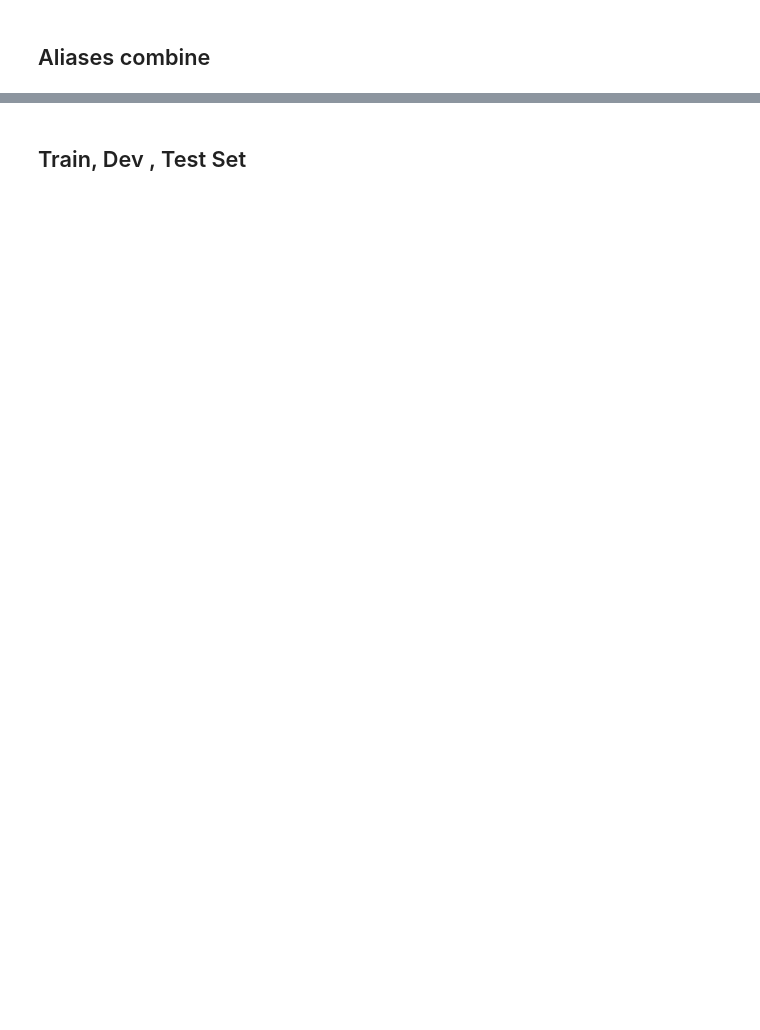
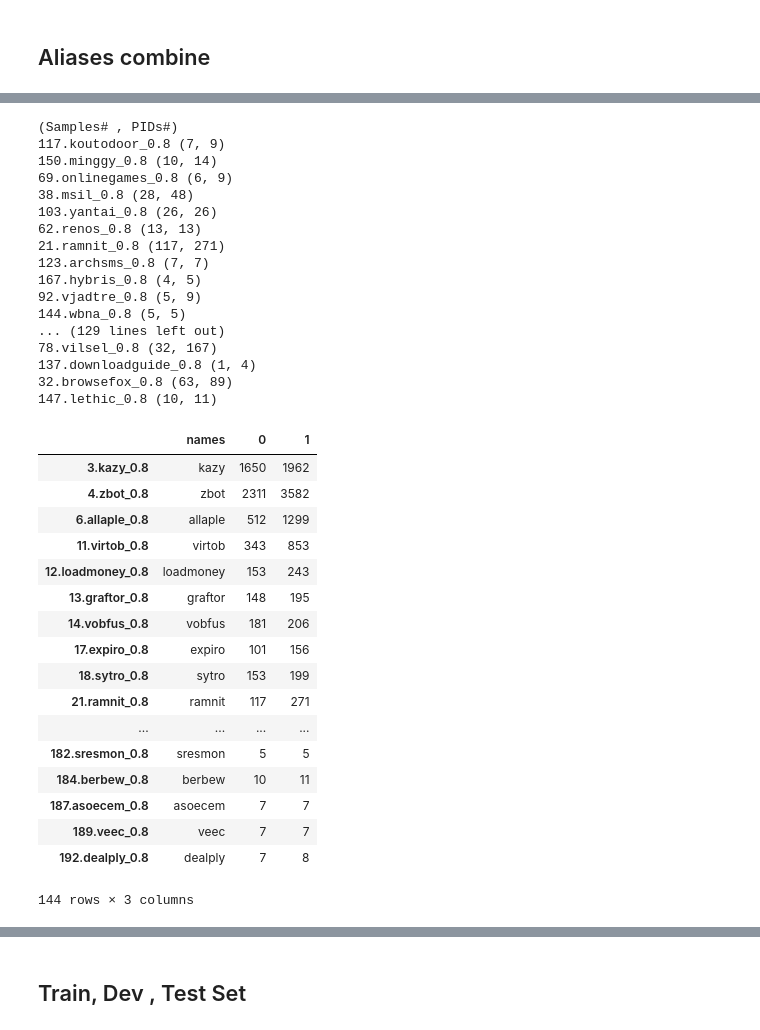
Before and after one commit to tychen5/NTU_ANTS-lab, a Jupyter notebook: seqgen_famclf/01.DataStatistics_filterOut.ipynb, the cells around one changed output, grey strips where cells are left out. Cells and saved outputs as stored; diff of their text form; code cells hidden in the pictures; blank space fills up the shorter version.

```diff
--- a/seqgen_famclf/01.DataStatistics_filterOut.ipynb
+++ b/seqgen_famclf/01.DataStatistics_filterOut.ipynb
@@ -452,0 +556,55 @@ df
+# %%
+# 統計
+fam_count = statistic_hash_pids_fam('./data/tree-rep-profiles-partial/normal/')
+nums = []
+names = []
+for i,v in fam_count.items():
+    nums.append(int(i.split('.')[0]))
+    names.append(i.split('.')[1].split('_')[0])
+    print(i,v)
+
+# 統計
+df = pd.DataFrame.from_dict(fam_count,orient='index')
+df['idx'] = nums
+df['names'] = names
+df = df.sort_values(['idx'])
+df = df[['names',0,1]]
+
+# df.to_excel('./data/tree-rep-profiles-partial/family_samples_pids_aliasesOut.xlsx')
+df
+# %% [output]
+(Samples# , PIDs#)
+117.koutodoor_0.8 (7, 9)
+150.minggy_0.8 (10, 14)
+69.onlinegames_0.8 (6, 9)
+38.msil_0.8 (28, 48)
+103.yantai_0.8 (26, 26)
+62.renos_0.8 (13, 13)
+21.ramnit_0.8 (117, 271)
+123.archsms_0.8 (7, 7)
+167.hybris_0.8 (4, 5)
+92.vjadtre_0.8 (5, 9)
+144.wbna_0.8 (5, 5)
+... (129 lines left out)
+78.vilsel_0.8 (32, 167)
+137.downloadguide_0.8 (1, 4)
+32.browsefox_0.8 (63, 89)
+147.lethic_0.8 (10, 11)
+|  | names | 0 | 1 |
+| 3.kazy_0.8 | kazy | 1650 | 1962 |
+| 4.zbot_0.8 | zbot | 2311 | 3582 |
+| 6.allaple_0.8 | allaple | 512 | 1299 |
+| 11.virtob_0.8 | virtob | 343 | 853 |
+| 12.loadmoney_0.8 | loadmoney | 153 | 243 |
+| 13.graftor_0.8 | graftor | 148 | 195 |
+| 14.vobfus_0.8 | vobfus | 181 | 206 |
+| 17.expiro_0.8 | expiro | 101 | 156 |
+| 18.sytro_0.8 | sytro | 153 | 199 |
+| 21.ramnit_0.8 | ramnit | 117 | 271 |
+| ... | ... | ... | ... |
+| 182.sresmon_0.8 | sresmon | 5 | 5 |
+| 184.berbew_0.8 | berbew | 10 | 11 |
+| 187.asoecem_0.8 | asoecem | 7 | 7 |
+| 189.veec_0.8 | veec | 7 | 7 |
+| 192.dealply_0.8 | dealply | 7 | 8 |
+144 rows × 3 columns
```
Also changed, not shown: parts of 26 cells of this notebook, 7 other files.
